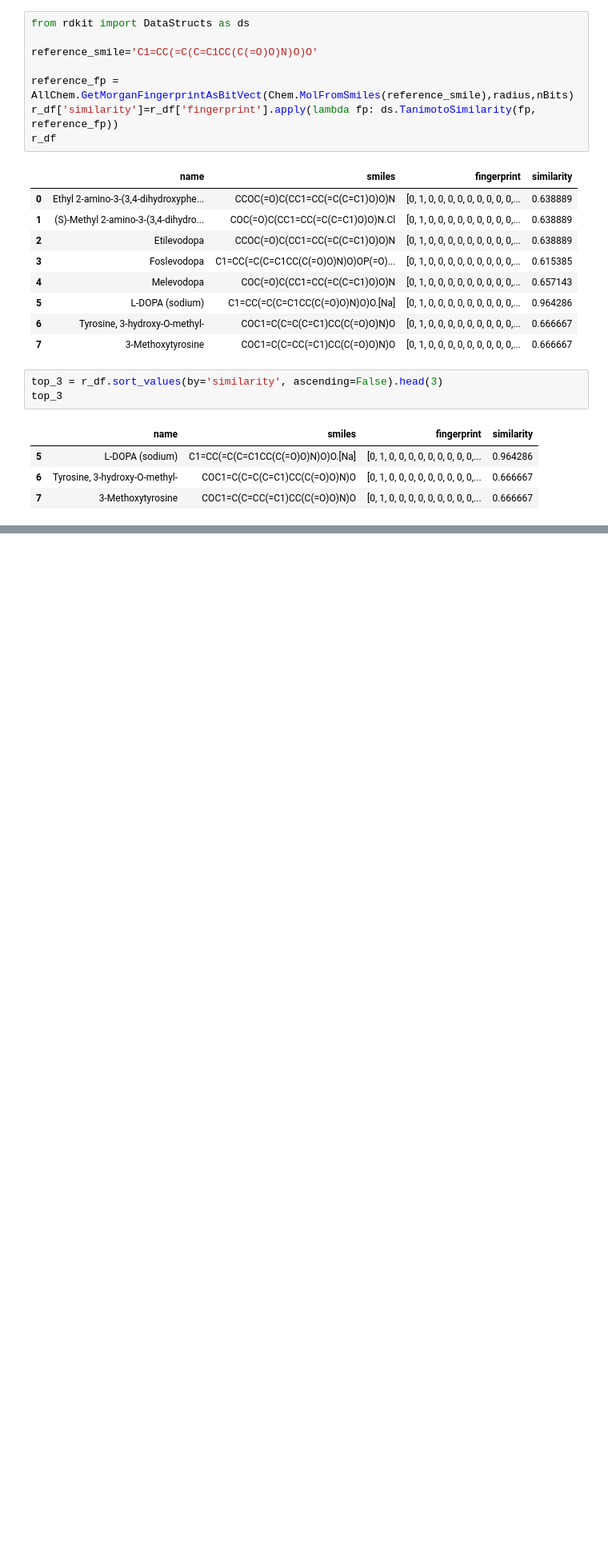
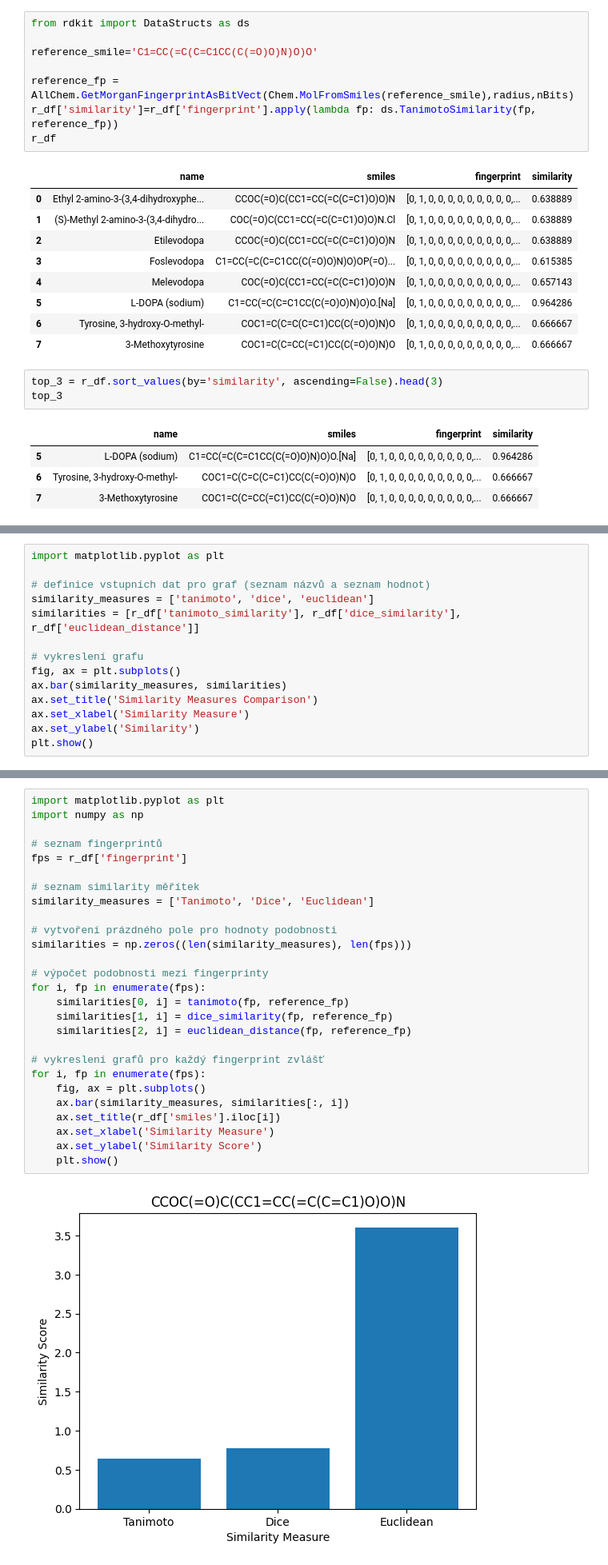
Before and after one commit to krasama/Bioinformatika_LS2023, a Jupyter notebook: CV1.ipynb, the cells around one changed output, grey strips where cells are left out. Shown: that part at 80% size. Saved outputs shown, nothing was run; the diff lists cells and outputs as text; blank space fills up the shorter version.

```diff
--- a/CV1.ipynb
+++ b/CV1.ipynb
@@ -84,0 +118,14 @@ top_3
+# %%
+import matplotlib.pyplot as plt
+
+# definice vstupních dat pro graf (seznam názvů a seznam hodnot)
+similarity_measures = ['tanimoto', 'dice', 'euclidean']
+similarities = [r_df['tanimoto_similarity'], r_df['dice_similarity'], r_df['euclidean_distance']]
+
+# vykreslení grafu
+fig, ax = plt.subplots()
+ax.bar(similarity_measures, similarities)
+ax.set_title('Similarity Measures Comparison')
+ax.set_xlabel('Similarity Measure')
+ax.set_ylabel('Similarity')
+plt.show()
@@ -84,0 +150,29 @@ top_3
+# %%
+import matplotlib.pyplot as plt
+import numpy as np
+
+# seznam fingerprintů
+fps = r_df['fingerprint']
+
+# seznam similarity měřítek
+similarity_measures = ['Tanimoto', 'Dice', 'Euclidean']
+
+# vytvoření prázdného pole pro hodnoty podobnosti
+similarities = np.zeros((len(similarity_measures), len(fps)))
+
+# výpočet podobnosti mezi fingerprinty
+for i, fp in enumerate(fps):
+    similarities[0, i] = tanimoto(fp, reference_fp)
+    similarities[1, i] = dice_similarity(fp, reference_fp)
+    similarities[2, i] = euclidean_distance(fp, reference_fp)
+
+# vykreslení grafů pro každý fingerprint zvlášť
+for i, fp in enumerate(fps):
+    fig, ax = plt.subplots()
+    ax.bar(similarity_measures, similarities[:, i])
+    ax.set_title(r_df['smiles'].iloc[i])
+    ax.set_xlabel('Similarity Measure')
+    ax.set_ylabel('Similarity Score')
+    plt.show()
+# %% [output]
+[figure, added]
```
Also changed, not shown: parts of 4 cells of this notebook.
